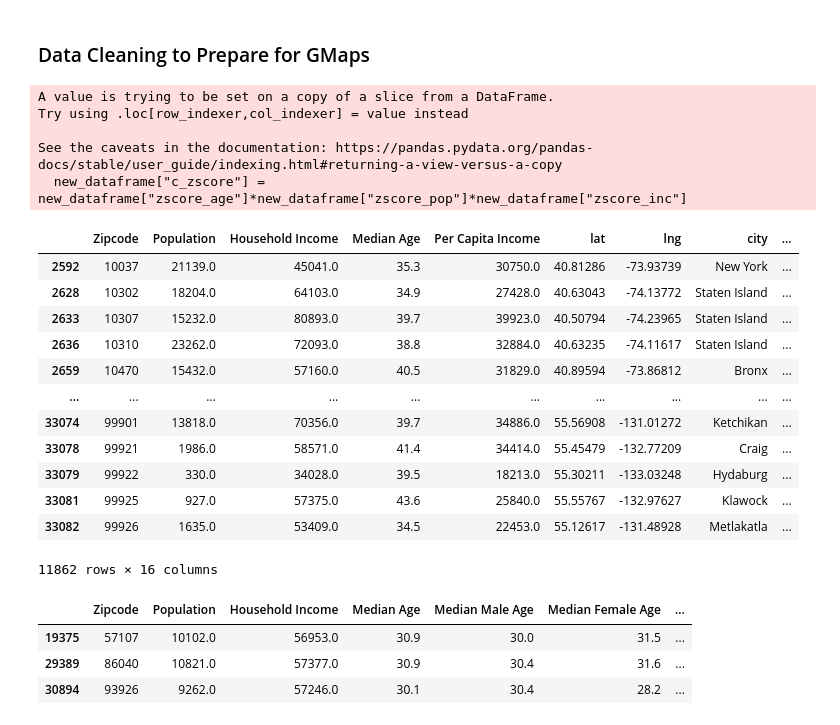
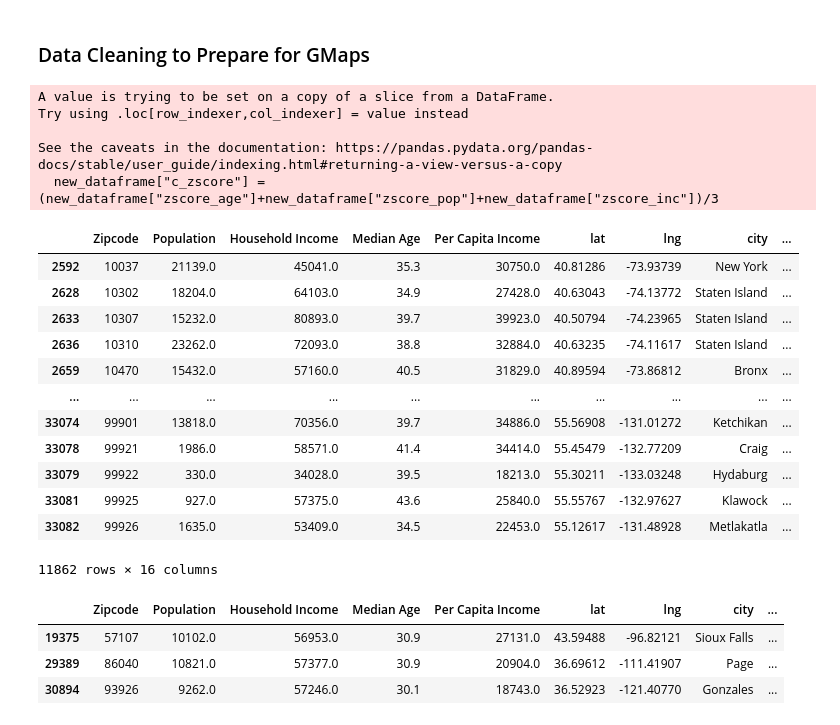
Before and after one commit to pnisenson/marvel-star, a Jupyter notebook: Data Exploration - Marvelous Data Miners.ipynb, the cells around one changed output. Drawn from its saved outputs; the diff is of its cells as text; code cells hidden in the pictures.

```diff
--- a/Data Exploration - Marvelous Data Miners.ipynb
+++ b/Data Exploration - Marvelous Data Miners.ipynb
@@ -670,7 +668,7 @@ dtype: object
 - Simplemaps.com provides a US Zip Code Database with lat/long and is actually used by the US Census Bureau - we will import and merge
 # %%
 # Import the us zip data. Use dtype="object" to ensure all data is read in accurately.
-us_zips = pd.read_csv("uszips.csv",converters={'zip': lambda x: str(x)})
+us_zips = pd.read_csv("uszips_new.csv",converters={'zip': lambda x: str(x)})
 
 # Visualize
 us_zips.head()
@@ -814,7 +812,7 @@ census_data_complete.to_csv("marvel_files/census_data_complete.csv")
 # Create new dataframe without negative zscore values to avoid skewing calculation
 new_dataframe=census_data_complete.loc[(census_data_complete["zscore_age"]>0)&(census_data_complete["zscore_pop"]>0)&(census_data_complete["zscore_inc"]>0)]
 # Create feasability score in "c_zscore" column
-new_dataframe["c_zscore"] = new_dataframe["zscore_age"]*new_dataframe["zscore_pop"]*new_dataframe["zscore_inc"]
+new_dataframe["c_zscore"] = (new_dataframe["zscore_age"]+new_dataframe["zscore_pop"]+new_dataframe["zscore_inc"])/3
 new_dataframe.to_csv("marvel_files/new_dataframe.csv")
 new_dataframe
 # %% [output]
@@ -822,7 +820,7 @@ A value is trying to be set on a copy of a slice from a DataFrame.
 Try using .loc[row_indexer,col_indexer] = value instead
 
 See the caveats in the documentation: https://pandas.pydata.org/pandas-docs/stable/user_guide/indexing.html#returning-a-view-versus-a-copy
-  new_dataframe["c_zscore"] = new_dataframe["zscore_age"]*new_dataframe["zscore_pop"]*new_dataframe["zscore_inc"]
+  new_dataframe["c_zscore"] = (new_dataframe["zscore_age"]+new_dataframe["zscore_pop"]+new_dataframe["zscore_inc"])/3
 |  | Zipcode | Population | Household Income | Median Age | Per Capita Income | lat | lng | city | ... |
 | 2592 | 10037 | 21139.0 | 45041.0 | 35.3 | 30750.0 | 40.81286 | -73.93739 | New York | ... |
 | 2628 | 10302 | 18204.0 | 64103.0 | 34.9 | 27428.0 | 40.63043 | -74.13772 | Staten Island | ... |
@@ -839,11 +837,12 @@ See the caveats in the documentation: https://pandas.pydata.org/pandas-docs/stab
 # %%
 # After performing sort values on c-score column, note that the top 3 feasability scores are greater than .88963
 # Create dataframe of top 3 feasability scores to plot as heatmap markers
-top_three_dataframe = new_dataframe.loc[new_dataframe["c_zscore"]>=0.88963]
+#new_dataframe["c_zscore"].sort_values(ascending = False)
+top_three_dataframe = new_dataframe.loc[new_dataframe["c_zscore"]>=0.96189]
 top_three_dataframe.to_csv("marvel_files/top_three_dataframe.csv")
 top_three_dataframe
 # %% [output]
-|  | Zipcode | Population | Household Income | Median Age | Median Male Age | Median Female Age | ... |
-| 19375 | 57107 | 10102.0 | 56953.0 | 30.9 | 30.0 | 31.5 | ... |
-| 29389 | 86040 | 10821.0 | 57377.0 | 30.9 | 30.4 | 31.6 | ... |
-| 30894 | 93926 | 9262.0 | 57246.0 | 30.1 | 30.4 | 28.2 | ... |
+|  | Zipcode | Population | Household Income | Median Age | Per Capita Income | lat | lng | city | ... |
+| 19375 | 57107 | 10102.0 | 56953.0 | 30.9 | 27131.0 | 43.59488 | -96.82121 | Sioux Falls | ... |
+| 29389 | 86040 | 10821.0 | 57377.0 | 30.9 | 20904.0 | 36.69612 | -111.41907 | Page | ... |
+| 30894 | 93926 | 9262.0 | 57246.0 | 30.1 | 18743.0 | 36.52923 | -121.40770 | Gonzales | ... |
```
Also changed, not shown: parts of 3 cells of this notebook.
